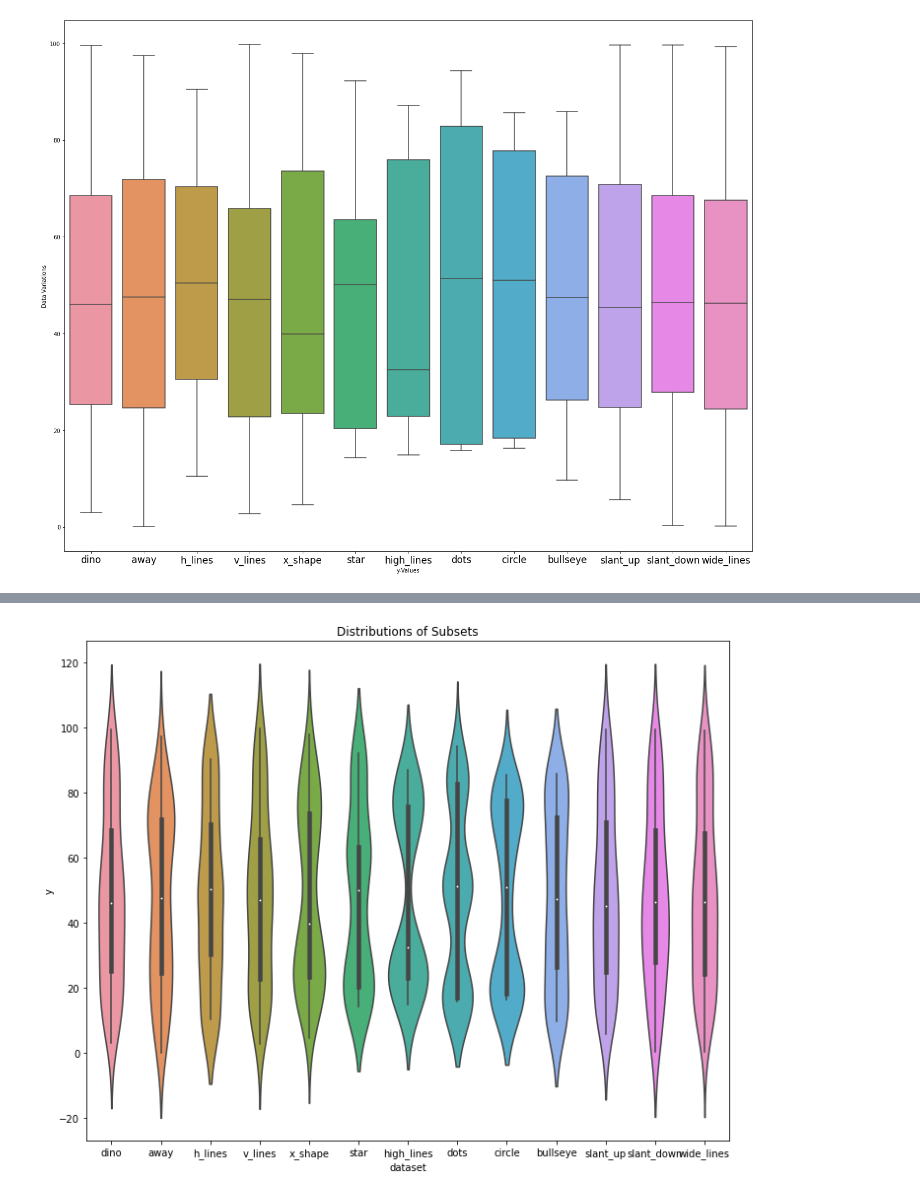
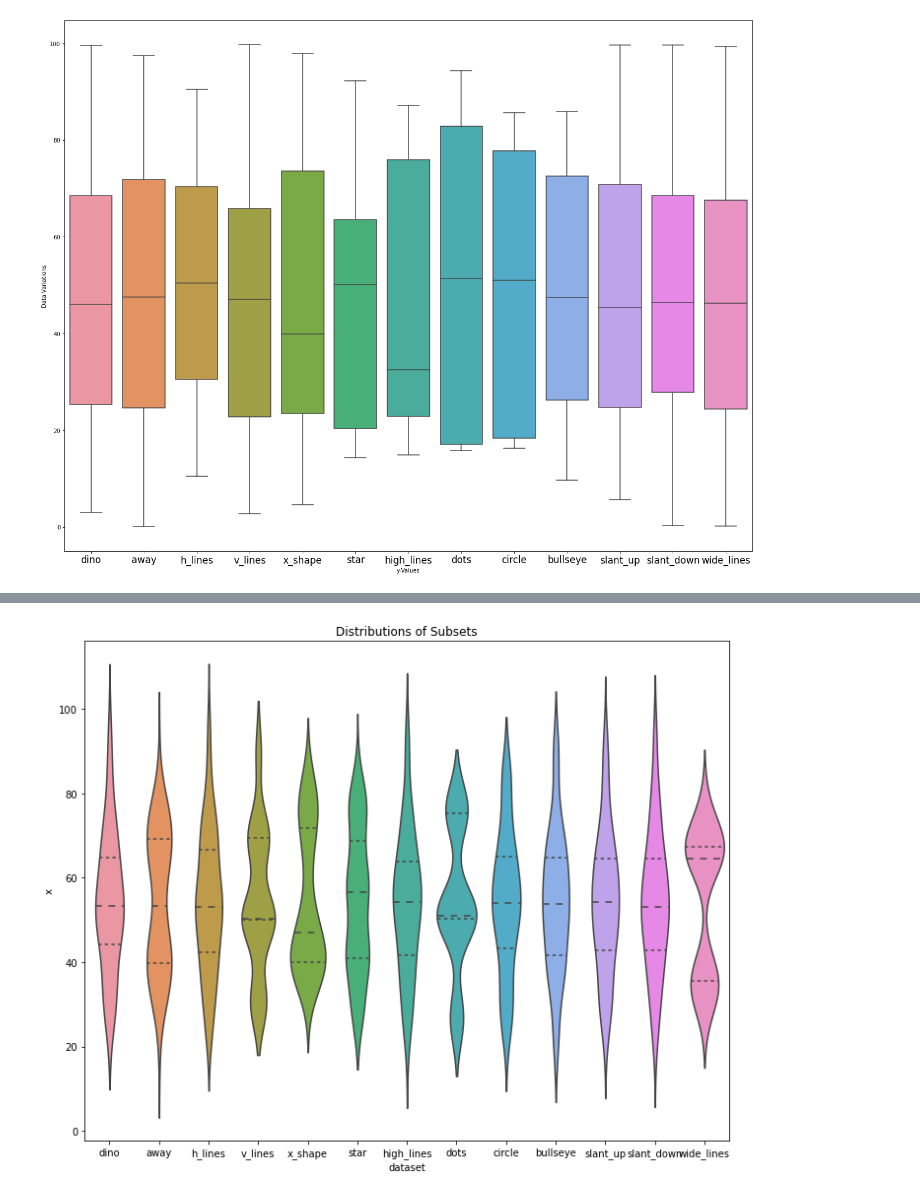
Before and after one commit to skacem/Maths-and-Stats-of-ML, a Jupyter notebook: 301-going_beyond_summary_stats.ipynb, the cells around one changed output, grey strips where cells are left out. Cells and saved outputs as stored; diff of their text form; code cells hidden in the pictures.

Commit message:
add violin plot

```diff
--- a/301-going_beyond_summary_stats.ipynb
+++ b/301-going_beyond_summary_stats.ipynb
@@ -138,6 +144,7 @@ While boxplots are great at capturing the summary statistics of one univariate d
-# %%
-plt.title("Distributions of Subsets", )
-sns.violinplot( x = 'dataset', y = 'y', data=df)
-plt.tight_layout()
-# %% [output]
-[figure, removed]
+# %%
+plt.title("Distributions of Subsets", )
+sns.violinplot( x = 'dataset', y = 'x', data=df, inner='quartile')
+#sns.swarmplot(x='dataset', y='x', data=df, color='k', alpha=.5, size=3)
+plt.tight_layout()
+# %% [output]
+[figure, added]
```
Also changed, not shown: parts of 1 cell of this notebook.
